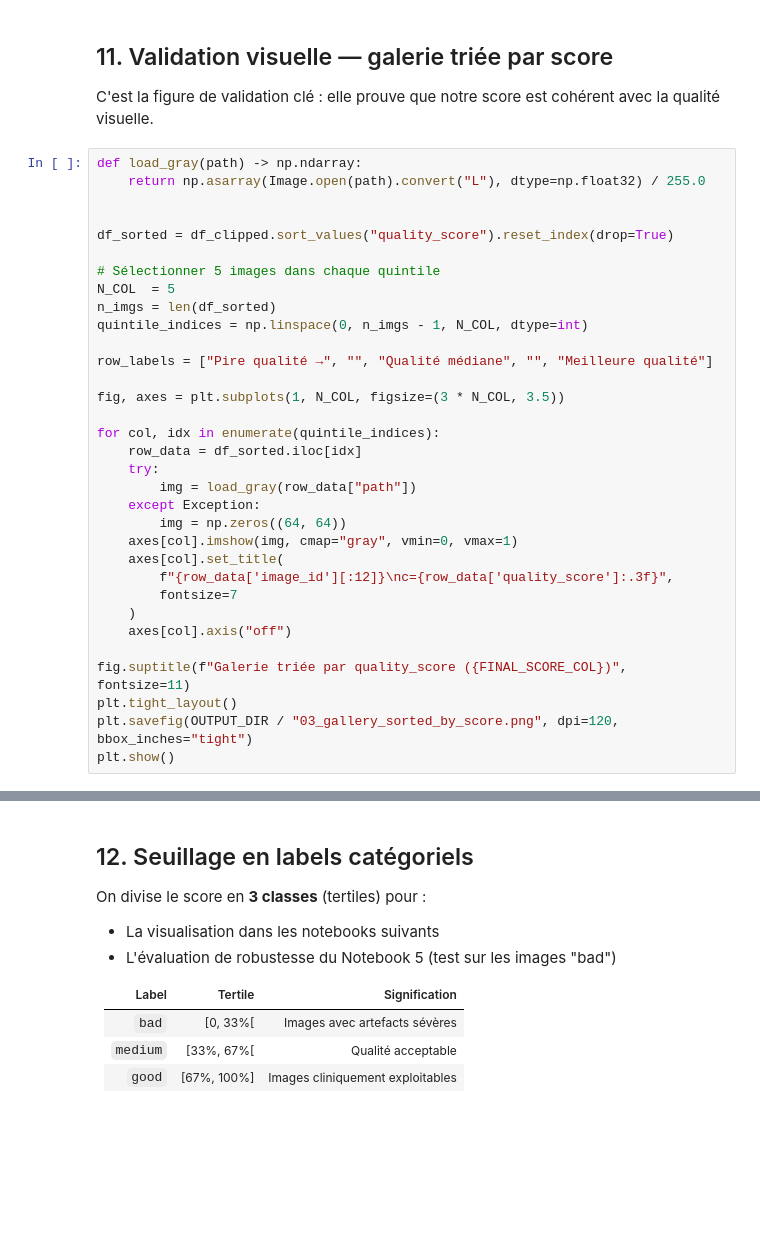
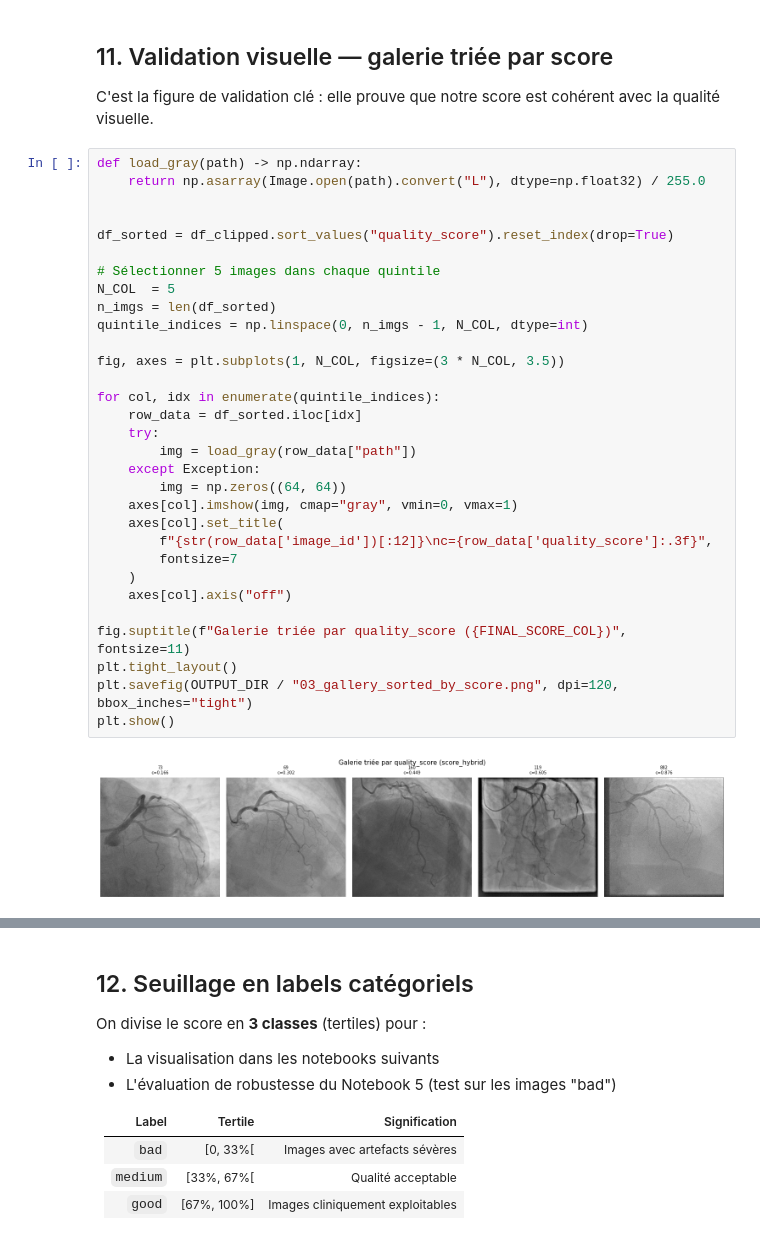
Before and after one commit to tnadiedjoa/MEDVAE-X, a Jupyter notebook: medvae_eval/theophile_metrics/03_Inductive_Bias_Generation.ipynb, the cells around one changed output, grey strips where cells are left out. Cells and saved outputs as stored; diff of their text form; blank space fills up the shorter version.

```diff
--- a/medvae_eval/theophile_metrics/03_Inductive_Bias_Generation.ipynb
+++ b/medvae_eval/theophile_metrics/03_Inductive_Bias_Generation.ipynb
@@ -384,36 +471,36 @@ C'est la figure de validation clé : elle prouve que notre score est cohérent a
 # %%
 def load_gray(path) -> np.ndarray:
     return np.asarray(Image.open(path).convert("L"), dtype=np.float32) / 255.0
 
 
 df_sorted = df_clipped.sort_values("quality_score").reset_index(drop=True)
 
 # Sélectionner 5 images dans chaque quintile
 N_COL  = 5
 n_imgs = len(df_sorted)
 quintile_indices = np.linspace(0, n_imgs - 1, N_COL, dtype=int)
 
-row_labels = ["Pire qualité →", "", "Qualité médiane", "", "Meilleure qualité"]
-
 fig, axes = plt.subplots(1, N_COL, figsize=(3 * N_COL, 3.5))
 
 for col, idx in enumerate(quintile_indices):
     row_data = df_sorted.iloc[idx]
     try:
         img = load_gray(row_data["path"])
     except Exception:
         img = np.zeros((64, 64))
     axes[col].imshow(img, cmap="gray", vmin=0, vmax=1)
     axes[col].set_title(
-        f"{row_data['image_id'][:12]}\nc={row_data['quality_score']:.3f}",
+        f"{str(row_data['image_id'])[:12]}\nc={row_data['quality_score']:.3f}",
         fontsize=7
     )
     axes[col].axis("off")
 
 fig.suptitle(f"Galerie triée par quality_score ({FINAL_SCORE_COL})", fontsize=11)
 plt.tight_layout()
 plt.savefig(OUTPUT_DIR / "03_gallery_sorted_by_score.png", dpi=120, bbox_inches="tight")
 plt.show()
+# %% [output]
+[figure, added]
 # %%
 # Validation quantitative : corrélation du score final avec chaque métrique
 print("Corrélation du score final avec les métriques brutes :")
```
Also changed, not shown: parts of 23 cells of this notebook, 4 other files.
